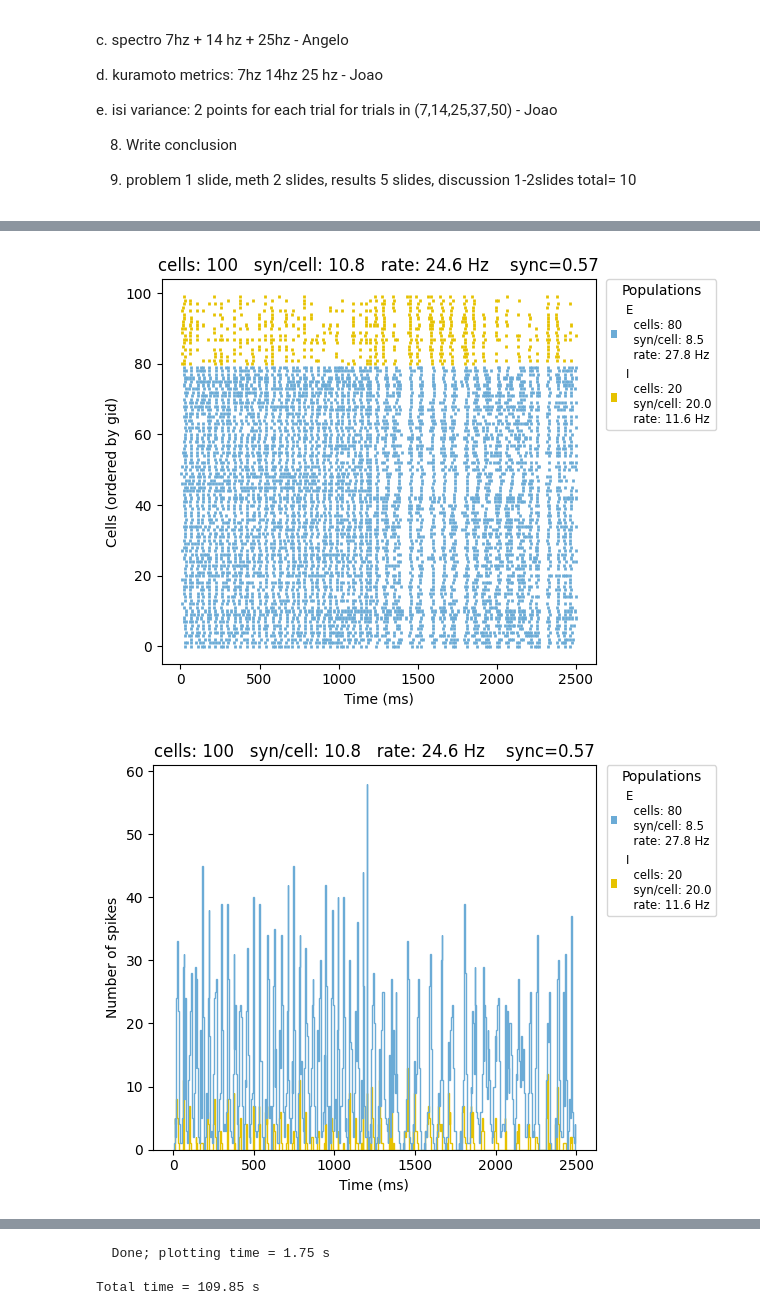
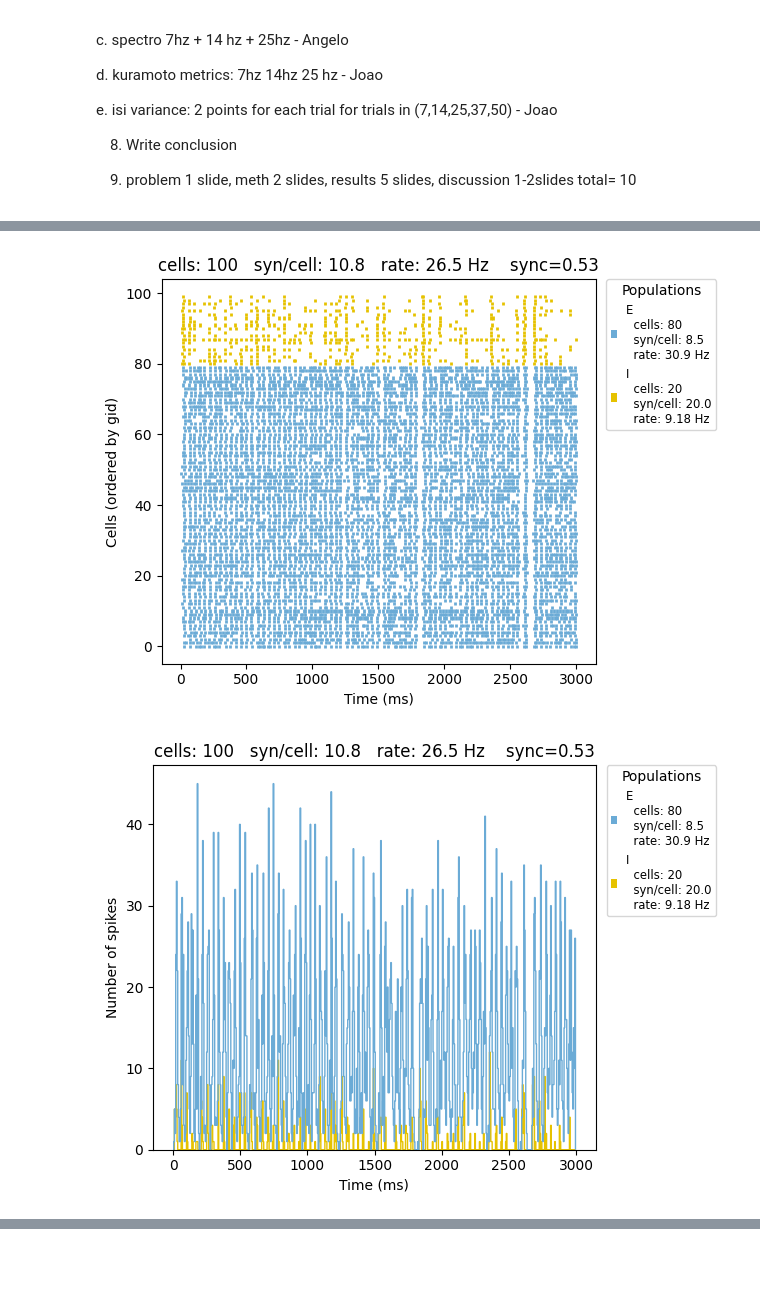
Before and after one commit to angeloodr/lasconProject, a Jupyter notebook: projeto_oficial.ipynb, the cells around one changed output, grey strips where cells are left out. Saved outputs shown, nothing was run; the diff lists cells and outputs as text; code cells hidden in the pictures; blank space fills up the shorter version.

```diff
--- a/projeto_oficial.ipynb
+++ b/projeto_oficial.ipynb
@@ -188,7 +184,7 @@ for celltyp in netParams.cellParams.keys():
 
 # Simulation options
 
-simConfig.duration = 2500          # Duration of the simulation, in ms
+simConfig.duration = 3000          # Duration of the simulation, in ms
 simConfig.dt = 0.01                # Internal integration timestep to use
 simConfig.verbose = False           # Show detailed messages
 simConfig.recordTraces = {'V_soma':{'sec':'soma','loc':0.5,'var':'v'}}  # Dict with traces to record
@@ -201,9 +197,8 @@ simConfig.recordLFP = [[50,50,50]]
 #simConfig.analysis['plotTraces'] = {'include': ['E', 'I'], 'saveFig': True}  # Plot recorded traces for this list of cells
 simConfig.analysis['plotRaster'] = {'showFig': True}                  # Plot a raster
 simConfig.analysis['plotSpikeHist'] = {'include': ['E', 'I'], 'showFig': True}
-simConfig.analysis['plot2Dnet'] = {'saveFig': True}                   # plot 2D cell positions and connections
+simConfig.analysis['plotLFPSpecrogram'] = {'saveFig': True}                   # plot 2D cell positions and connections
 # simConfig.analysis['plotRateSpectrogram'] = {'include': ['all'], 'saveFig': True}
-#simConfig.analysis['recordLFP'] = [[50,50,50]]
 
 
 # Create network and run simulation
@@ -257,7 +252,7 @@ acs_params = {'position': [20.0, 20.0, 20.0],  # um
               'amp': 50.,  # uA,
               'stimstart': 1200,  # ms
               'stimend': 2200,  # ms
-              'frequency': 14,  # Hz
+              'frequency': 7,  # Hz
               'sigma': 0.57  # decay constant S/m
               }
 
@@ -387,2 +381,2 @@ Plotting 2D representation of network cell locations and connections...
-[figure, old version]
+[figure, new version]
-[figure, old version]
+[figure, new version]
@@ -390,4 +383 @@ Plotting 2D representation of network cell locations and connections...
-  Done; plotting time = 1.75 s
-
-Total time = 109.85 s
 # %%
```
Also changed, not shown: parts of 13 cells of this notebook, 38 other files.
